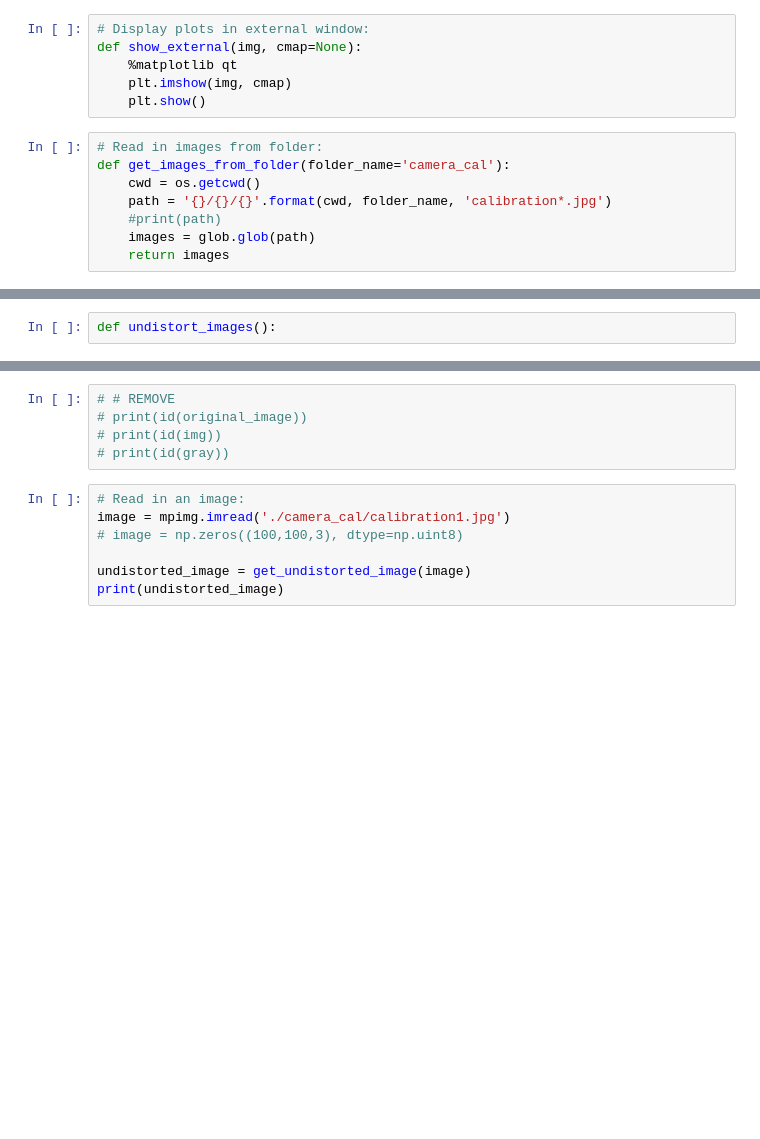
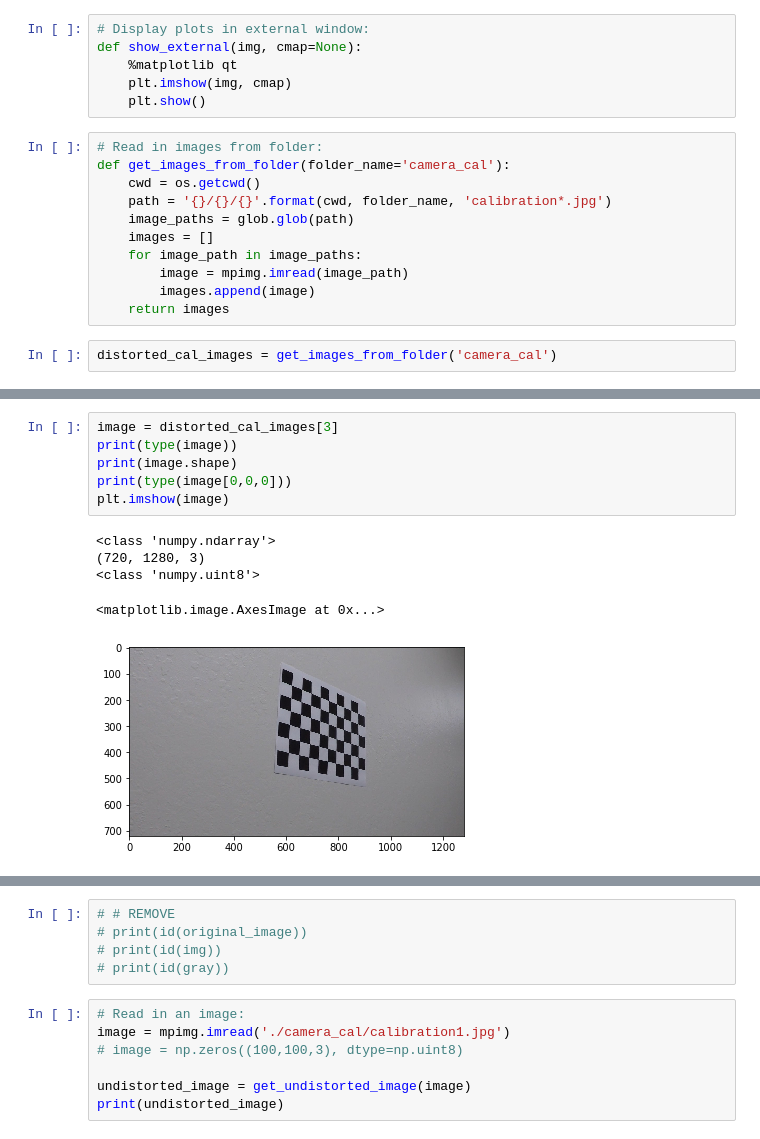
Before and after one commit to tyler-lewis-udacity/Advanced_Lane_Finding, a Jupyter notebook: P4_advanced_lane_finding.ipynb, the cells around one changed output, grey strips where cells are left out. Cells and saved outputs as stored; diff of their text form; blank space fills up the shorter version.

```diff
--- a/P4_advanced_lane_finding.ipynb
+++ b/P4_advanced_lane_finding.ipynb
@@ -59,7 +20,12 @@ def show_external(img, cmap=None):
 def get_images_from_folder(folder_name='camera_cal'):
     cwd = os.getcwd()
     path = '{}/{}/{}'.format(cwd, folder_name, 'calibration*.jpg')
-    #print(path)
-    images = glob.glob(path)
+    image_paths = glob.glob(path)
+    images = []
+    for image_path in image_paths:
+        image = mpimg.imread(image_path)
+        images.append(image)
     return images
+# %%
+distorted_cal_images = get_images_from_folder('camera_cal')
 # %%
@@ -110,2 +87,12 @@ def undistort_image(image):
-# %%
-def undistort_images():
+# %%
+image = distorted_cal_images[3]
+print(type(image))
+print(image.shape)
+print(type(image[0,0,0]))
+plt.imshow(image)
+# %% [output]
+<class 'numpy.ndarray'>
+(720, 1280, 3)
+<class 'numpy.uint8'>
+<matplotlib.image.AxesImage at 0x...>
+[figure, added]
```
Also changed, not shown: parts of 11 cells of this notebook, 9 other files.
